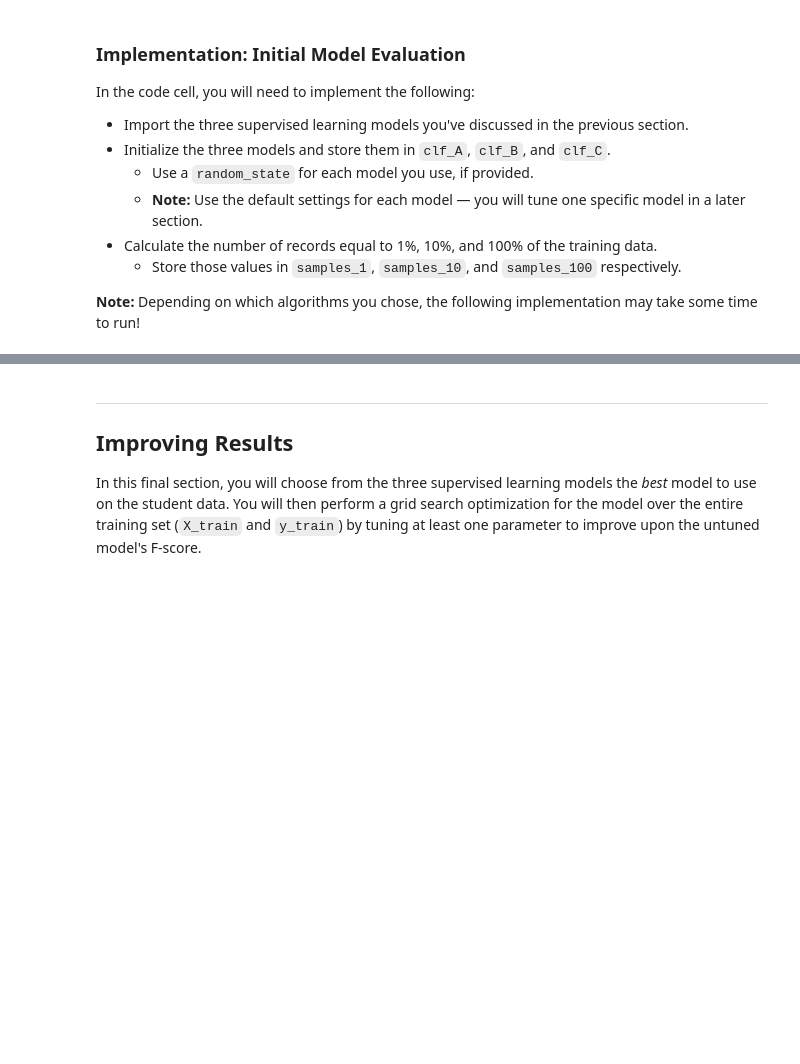
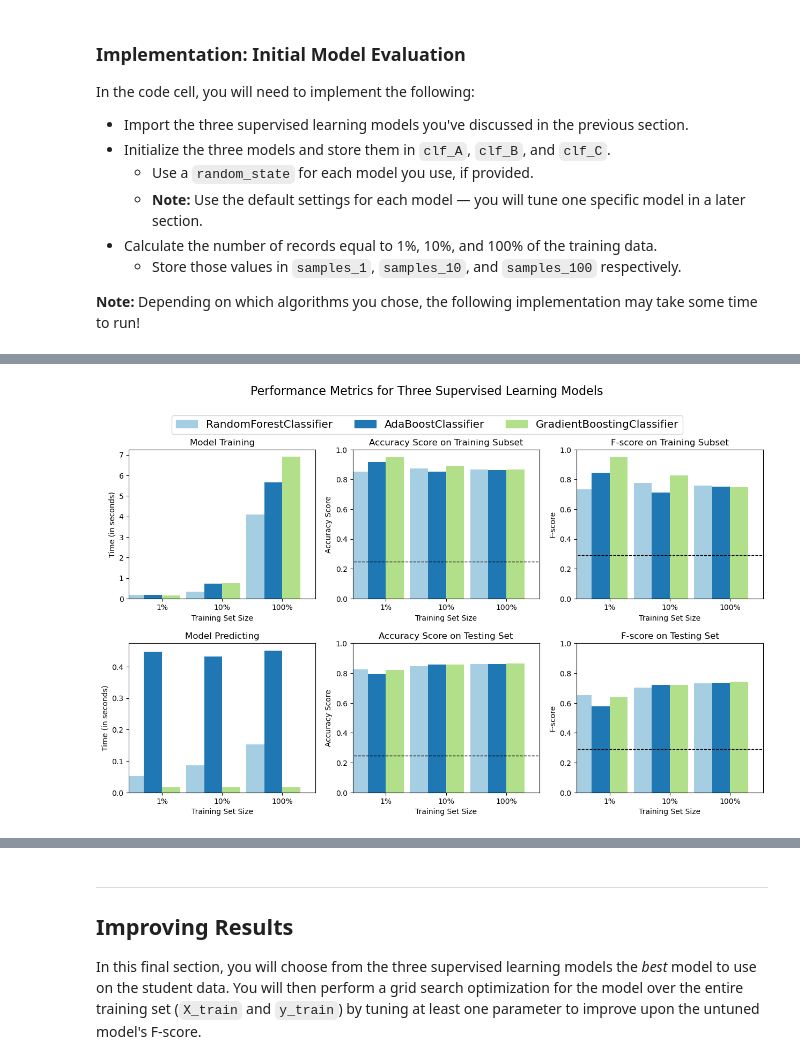
Before and after one commit to jehadadhame/supervised-learning-project, a Jupyter notebook: starter/finding_donors.ipynb, the cells around one changed output, grey strips where cells are left out. Cells and saved outputs as stored; diff of their text form; code cells hidden in the pictures; blank space fills up the shorter version.

Commit message:
build models

```diff
--- a/starter/finding_donors.ipynb
+++ b/starter/finding_donors.ipynb
@@ -255,17 +256,22 @@ For classification problems that are skewed in their classification distribution
 # %%
 TP = np.sum(income) # Counting the ones as this is the naive case. Note that 'income' is the 'income_raw' data encoded to numerical values done in the data preprocessing step.
-FP = income.count() - TP # Specific to the naive case
-
+#edit this line because i have his error : "TypeError: list.count() takes exactly one argument (0 given)Cell Execution Error"
+# FP = income.count() - TP # Specific to the naive case
+# the new line
+FP = income.count(0)
+# print("fp : ",TP)
+# print("fp : ",FP)
 TN = 0 # No predicted negatives in the naive case
 FN = 0 # No predicted negatives in the naive case
 
 # TODO: Calculate accuracy, precision and recall
-accuracy = None
-recall = None
-precision = None
+accuracy = (TP + TN) / (TP + TN + FP + FN)
+recall = TP / (TP + FN)
+precision = TP / (TP + FP)
 
 # TODO: Calculate F-score using the formula above for beta = 0.5 and correct values for precision and recall.
-fscore = None
+beta = 0.5
+fscore = (1 + beta**2) * (precision * recall) / ((beta**2 * precision) + recall)
 
 # Print the results
 print("Naive Predictor: [Accuracy score: {:.4f}, F-score: {:.4f}]".format(accuracy, fscore))
@@ -397,0 +378,73 @@ vs.evaluate(results, accuracy, fscore)
+# %%
+# TODO: Import the three supervised learning models from sklearn
+from sklearn.naive_bayes import GaussianNB
+from sklearn.tree import DecisionTreeClassifier
+from sklearn.ensemble import BaggingClassifier, AdaBoostClassifier, RandomForestClassifier, GradientBoostingClassifier
+from sklearn.neighbors import KNeighborsClassifier
+from sklearn.linear_model import SGDClassifier
+from sklearn.svm import SVC
+from sklearn.linear_model import LogisticRegression
+# TODO: Initialize the three models
+# first try
+# notice some overfitting so we will add some hyperparameters to the random forest
+# clf_A = RandomForestClassifier()
+# till now the best model
+# clf_B = AdaBoostClassifier()
+# consuming alot of time, and not good performance compared to the other models
+# clf_C = SVC(kernel='poly')
+
+# second try
+# clf_A = RandomForestClassifier(n_estimators=150 ,bootstrap=True,min_samples_leaf=4,min_samples_split=10 )
+# clf_B = AdaBoostClassifier()
+# # not kneighbors don't consume alot of time in training but in testing it consume alot compared to the other models
+# clf_C = KNeighborsClassifier(n_neighbors=3)
+
+# third try let's try all the models
+# models = [
+#     GaussianNB(),                                         # Gaussian Naive Bayes
+#     DecisionTreeClassifier(random_state=42),              # Decision Tree Classifier
+#     BaggingClassifier( n_estimators=100, random_state=42),  # Bagging Classifier
+#     AdaBoostClassifier(n_estimators=100, random_state=42), # AdaBoost Classifier
+#     RandomForestClassifier(n_estimators=100, random_state=42), # Random Forest Classifier
+#     GradientBoostingClassifier(n_estimators=100, random_state=42), # Gradient Boosting Classifier
+#     KNeighborsClassifier(n_neighbors=5),                   # K-Nearest Neighbors
+#     SGDClassifier(random_state=42),                        # Stochastic Gradient Descent Classifier
+#     SVC(kernel='poly', random_state=42),                   # Support Vector Machines (SVM)
+#     LogisticRegression(random_state=42)                    # Logistic Regression
+# ]
+
+# fourth try
+# models = [
+#     BaggingClassifier( n_estimators=100, random_state=42),  # Bagging Classifier
+#     AdaBoostClassifier(n_estimators=100, random_state=42), # AdaBoost Classifier
+#     RandomForestClassifier(n_estimators=150 ,bootstrap=True,min_samples_leaf=4,min_samples_split=10 ),
+#     GradientBoostingClassifier(n_estimators=100, random_state=42), # Gradient Boosting Classifier
+#     SVC(kernel='poly', random_state=42),                   # Support Vector Machines (SVM)
+#     LogisticRegression(random_state=42)                    # Logistic Regression
+# ]
+
+# finaly we will use the best 3 models
+clf_A = RandomForestClassifier(n_estimators=150 ,bootstrap=True,min_samples_leaf=4,min_samples_split=10 )
+clf_B = AdaBoostClassifier(n_estimators=150, random_state=42)
+clf_C = GradientBoostingClassifier(n_estimators=150, random_state=42)
+# we notice that the best models are the ensemble models
+# TODO: Calculate the number of samples for 1%, 10%, and 100% of the training data
+# HINT: samples_100 is the entire training set i.e. len(y_train)
+# HINT: samples_10 is 10% of samples_100 (ensure to set the count of the values to be `int` and not `float`)
+# HINT: samples_1 is 1% of samples_100 (ensure to set the count of the values to be `int` and not `float`)
+samples_100 = len(y_train)
+samples_10 = int(0.1 * samples_100)
+samples_1 = int(0.01 * samples_100)
+
+# Collect results on the learners
+results = {}
+for clf in [clf_A, clf_B, clf_C]:
+    clf_name = clf.__class__.__name__
+    results[clf_name] = {}
+    for i, samples in enumerate([samples_1, samples_10, samples_100]):
+        results[clf_name][i] = \
+        train_predict(clf, samples, X_train, y_train, X_test, y_test)
+
+# Run metrics visualization for the three supervised learning models chosen
+vs.evaluate(results, accuracy, fscore)
+# %% [output]
@@ -397,0 +460 @@ vs.evaluate(results, accuracy, fscore)
+[figure, added]
```
Also changed, not shown: parts of 13 cells of this notebook, 5 other files.
